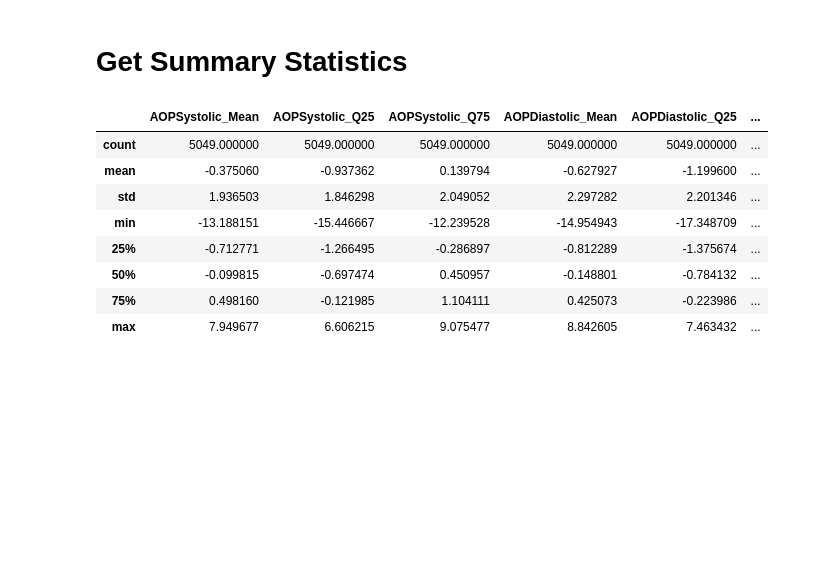
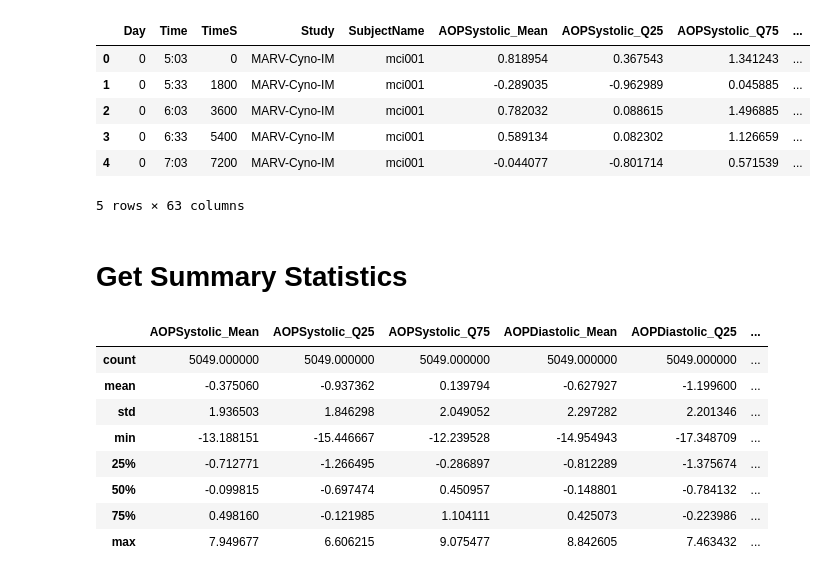
Before and after one commit to camille-004/scripps-internship, a Jupyter notebook: sampling_exploration/marv_cyno_IM_analysis.ipynb, the cells around one changed output. Saved outputs shown, nothing was run; the diff lists cells and outputs as text; code cells hidden in the pictures; blank space fills up the shorter version.

```diff
--- a/sampling_exploration/marv_cyno_IM_analysis.ipynb
+++ b/sampling_exploration/marv_cyno_IM_analysis.ipynb
@@ -13,7 +13,16 @@ csv = 'default'
 # Parameters
 csv = "MARV-Cyno-IM.csv-Table 1.csv"
 # %%
-df = pd.read_csv(csv)
+df = pd.read_csv('~/Desktop/scripps-data/' + csv)
+df.head(5)
+# %% [output]
+|  | Day | Time | TimeS | Study | SubjectName | AOPSystolic_Mean | AOPSystolic_Q25 | AOPSystolic_Q75 | ... |
+| 0 | 0 | 5:03 | 0 | MARV-Cyno-IM | mci001 | 0.818954 | 0.367543 | 1.341243 | ... |
+| 1 | 0 | 5:33 | 1800 | MARV-Cyno-IM | mci001 | -0.289035 | -0.962989 | 0.045885 | ... |
+| 2 | 0 | 6:03 | 3600 | MARV-Cyno-IM | mci001 | 0.782032 | 0.088615 | 1.496885 | ... |
+| 3 | 0 | 6:33 | 5400 | MARV-Cyno-IM | mci001 | 0.589134 | 0.082302 | 1.126659 | ... |
+| 4 | 0 | 7:03 | 7200 | MARV-Cyno-IM | mci001 | -0.044077 | -0.801714 | 0.571539 | ... |
+5 rows × 63 columns
 # %% [markdown]
 # Get Summary Statistics
 # %%
```
Also changed, not shown: 2 other files.
